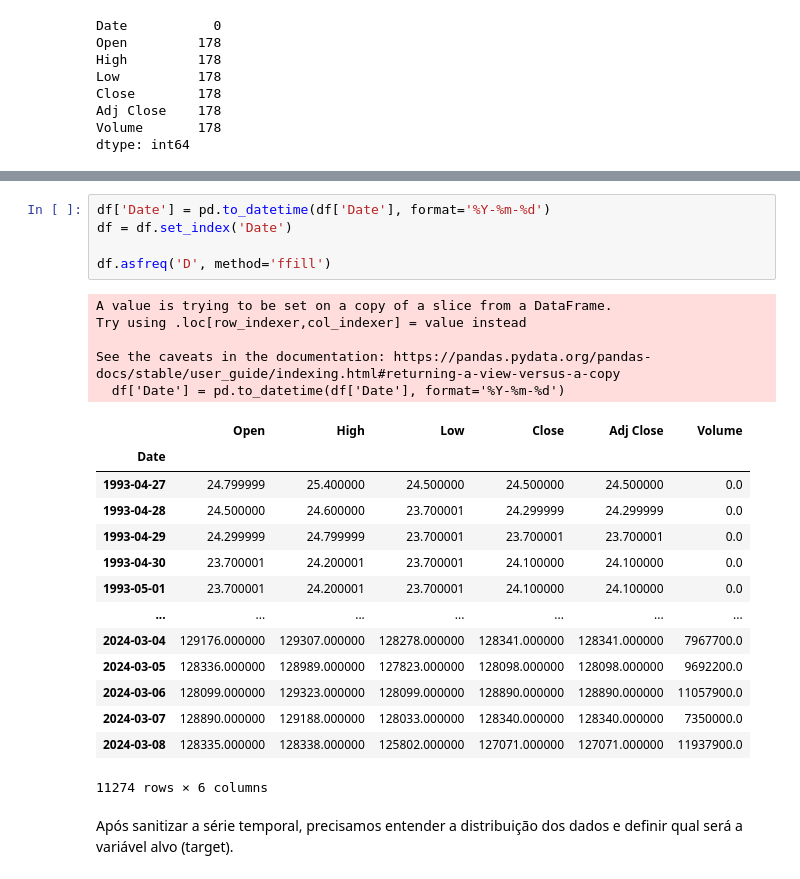
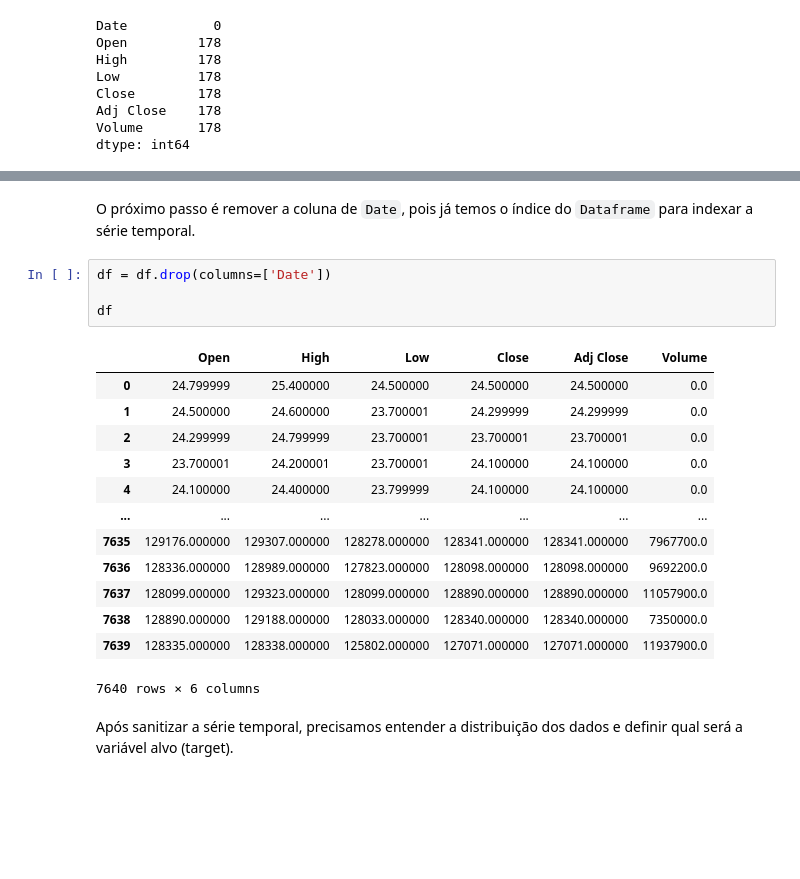
Before and after one commit to Amorim33/lstm-book, a Jupyter notebook: predicting_stock_prices.ipynb, the cells around one changed output, grey strips where cells are left out. Cells and saved outputs as stored; diff of their text form; blank space fills up the shorter version.

```diff
--- a/predicting_stock_prices.ipynb
+++ b/predicting_stock_prices.ipynb
@@ -68,28 +54,23 @@ Para isso, precisaremos definir o índice da série temporal, que no caso corres
-# %%
-df['Date'] = pd.to_datetime(df['Date'], format='%Y-%m-%d')
-df = df.set_index('Date')
-
-df.asfreq('D', method='ffill')
-# %% [output]
-A value is trying to be set on a copy of a slice from a DataFrame.
-Try using .loc[row_indexer,col_indexer] = value instead
-
-See the caveats in the documentation: https://pandas.pydata.org/pandas-docs/stable/user_guide/indexing.html#returning-a-view-versus-a-copy
-  df['Date'] = pd.to_datetime(df['Date'], format='%Y-%m-%d')
-|  | Open | High | Low | Close | Adj Close | Volume |
-| Date |  |  |  |  |  |  |
-| 1993-04-27 | 24.799999 | 25.400000 | 24.500000 | 24.500000 | 24.500000 | 0.0 |
-| 1993-04-28 | 24.500000 | 24.600000 | 23.700001 | 24.299999 | 24.299999 | 0.0 |
-| 1993-04-29 | 24.299999 | 24.799999 | 23.700001 | 23.700001 | 23.700001 | 0.0 |
-| 1993-04-30 | 23.700001 | 24.200001 | 23.700001 | 24.100000 | 24.100000 | 0.0 |
-| 1993-05-01 | 23.700001 | 24.200001 | 23.700001 | 24.100000 | 24.100000 | 0.0 |
-| ... | ... | ... | ... | ... | ... | ... |
-| 2024-03-04 | 129176.000000 | 129307.000000 | 128278.000000 | 128341.000000 | 128341.000000 | 7967700.0 |
-| 2024-03-05 | 128336.000000 | 128989.000000 | 127823.000000 | 128098.000000 | 128098.000000 | 9692200.0 |
-| 2024-03-06 | 128099.000000 | 129323.000000 | 128099.000000 | 128890.000000 | 128890.000000 | 11057900.0 |
-| 2024-03-07 | 128890.000000 | 129188.000000 | 128033.000000 | 128340.000000 | 128340.000000 | 7350000.0 |
-| 2024-03-08 | 128335.000000 | 128338.000000 | 125802.000000 | 127071.000000 | 127071.000000 | 11937900.0 |
-11274 rows × 6 columns
+# %% [markdown]
+O próximo passo é remover a coluna de `Date`, pois já temos o índice do `Dataframe` para indexar a série temporal.
+# %%
+df = df.drop(columns=['Date'])
+
+df
+# %% [output]
+|  | Open | High | Low | Close | Adj Close | Volume |
+| 0 | 24.799999 | 25.400000 | 24.500000 | 24.500000 | 24.500000 | 0.0 |
+| 1 | 24.500000 | 24.600000 | 23.700001 | 24.299999 | 24.299999 | 0.0 |
+| 2 | 24.299999 | 24.799999 | 23.700001 | 23.700001 | 23.700001 | 0.0 |
+| 3 | 23.700001 | 24.200001 | 23.700001 | 24.100000 | 24.100000 | 0.0 |
+| 4 | 24.100000 | 24.400000 | 23.799999 | 24.100000 | 24.100000 | 0.0 |
+| ... | ... | ... | ... | ... | ... | ... |
+| 7635 | 129176.000000 | 129307.000000 | 128278.000000 | 128341.000000 | 128341.000000 | 7967700.0 |
+| 7636 | 128336.000000 | 128989.000000 | 127823.000000 | 128098.000000 | 128098.000000 | 9692200.0 |
+| 7637 | 128099.000000 | 129323.000000 | 128099.000000 | 128890.000000 | 128890.000000 | 11057900.0 |
+| 7638 | 128890.000000 | 129188.000000 | 128033.000000 | 128340.000000 | 128340.000000 | 7350000.0 |
+| 7639 | 128335.000000 | 128338.000000 | 125802.000000 | 127071.000000 | 127071.000000 | 11937900.0 |
+7640 rows × 6 columns
 # %% [markdown]
 Após sanitizar a série temporal, precisamos entender a distribuição dos dados e definir qual será a variável alvo (target).
 # %%
```
Also changed, not shown: parts of 19 cells of this notebook.
